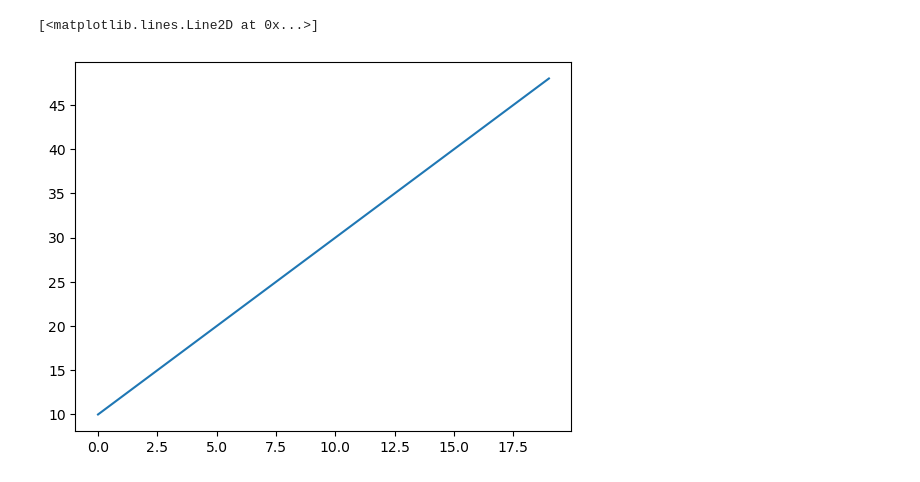
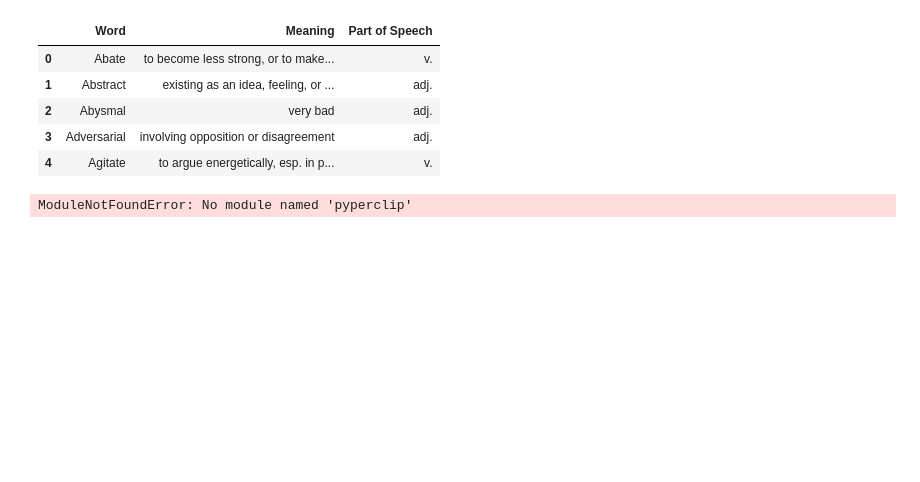
Before and after one commit to OtakuGod0/Data-Science, a Jupyter notebook: Exploration/test.ipynb, the cells around one changed output. Cells and saved outputs as stored; diff of their text form; code cells hidden in the pictures; blank space fills up the shorter version.

```diff
--- a/Exploration/test.ipynb
+++ b/Exploration/test.ipynb
@@ -1,14 +1,24 @@
 # %%
 import numpy as np
+import pandas as pd
 import matplotlib.pyplot as plt
+import seaborn as sns; sns.set_style()
 
-def fn(x):
-    return 2*x +10
+df = pd.read_csv("satwords.csv")
 
-x = np.arange(0, 20)
-y = [fn(i) for i in x]
+# Temporarily set display options
+pd.set_option('display.max_colwidth', None)
 
-plt.plot(x, y)
+df.head()
 # %% [output]
-[<matplotlib.lines.Line2D at 0x...>]
-[figure, removed]
+|  | Word | Meaning | Part of Speech |
+| 0 | Abate | to become less strong, or to make... | v. |
+| 1 | Abstract | existing as an idea, feeling, or ... | adj. |
+| 2 | Abysmal | very bad | adj. |
+| 3 | Adversarial | involving opposition or disagreement | adj. |
+| 4 | Agitate | to argue energetically, esp. in p... | v. |
+# %%
+import pyperclip
+pyperclip.copy(df.sample(n = 10, replace = False)['Word'])
+# %% [output]
+ModuleNotFoundError: No module named 'pyperclip'
```
Also changed, not shown: 5 other files.
